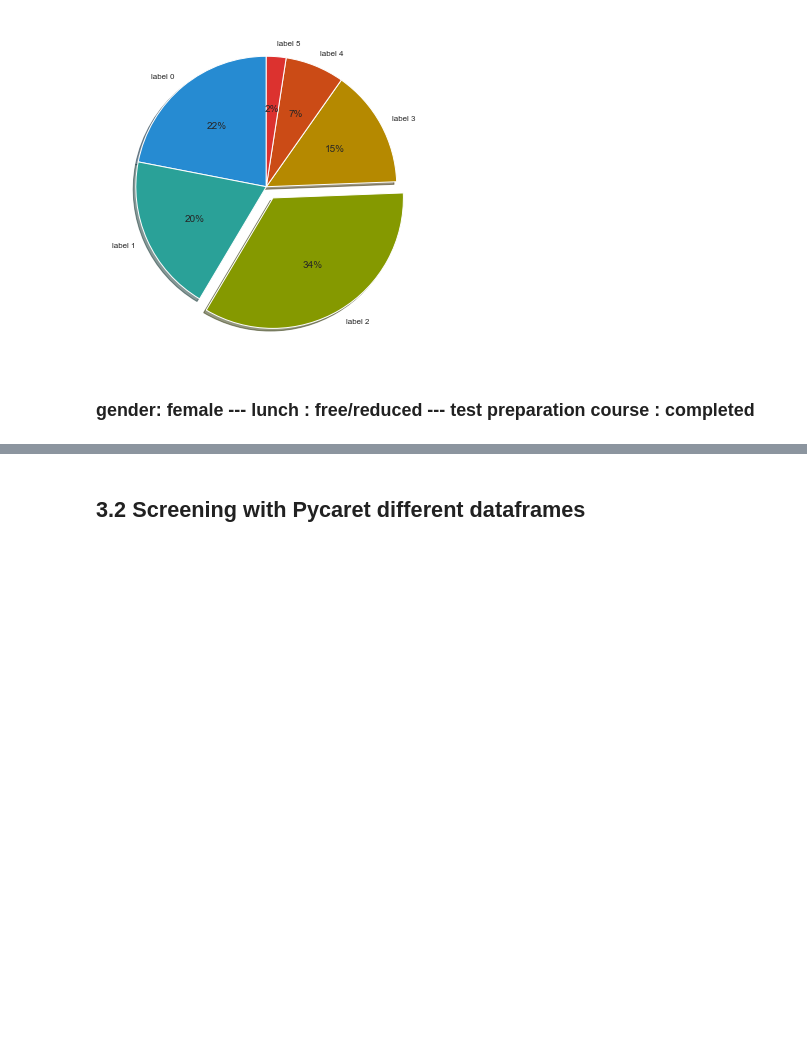
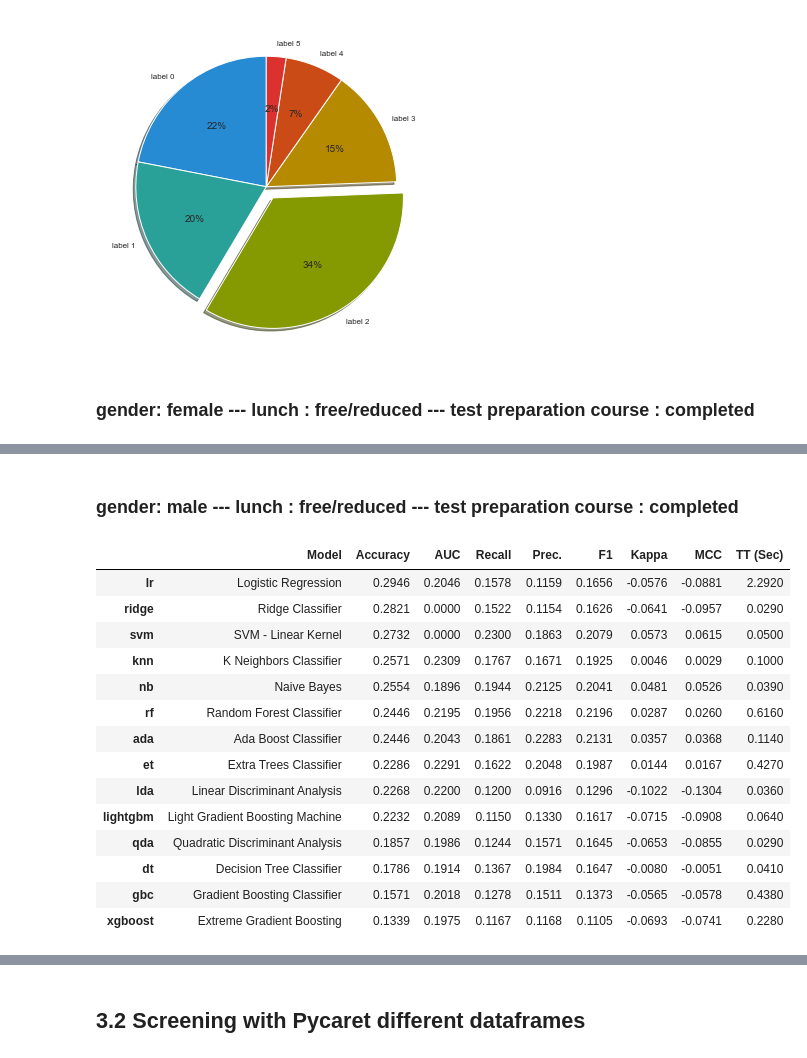
Before and after one commit to MarkusHumetus/-Hackathon_Talent_Squad_III_DS, a Jupyter notebook: main_Notebook.ipynb, the cells around one changed output, grey strips where cells are left out. Drawn from its saved outputs; the diff is of its cells as text; code cells hidden in the pictures; blank space fills up the shorter version.

```diff
--- a/main_Notebook.ipynb
+++ b/main_Notebook.ipynb
@@ -970,3 +970,31 @@ best_model_female_fr_compltd=compare_models()
 [interactive output not drawn]
 # %%
 plt.pie(data=dict_df['female']['free/reduced']['completed'].groupby('parental level of education').count(), x= 'writing score', labels = labels, explode=(0,0,0.1,0,0,0),  autopct='%.0f%%', shadow=True, startangle=90)
+# %% [markdown]
+### gender: male --- lunch : free/reduced --- test preparation course : completed
+# %%
+setup(dict_df['male']['free/reduced']['none'],
+                    target='parental level of education',
+                    session_id=42,
+                    normalize = True,
+                    fold_strategy = 'stratifiedkfold',
+                    verbose =False ,
+                    silent = True
+                )
+best_model_male_fr_none=compare_models()
+# %% [output]
+|  | Model | Accuracy | AUC | Recall | Prec. | F1 | Kappa | MCC | TT (Sec) |
+| lr | Logistic Regression | 0.2946 | 0.2046 | 0.1578 | 0.1159 | 0.1656 | -0.0576 | -0.0881 | 2.2920 |
+| ridge | Ridge Classifier | 0.2821 | 0.0000 | 0.1522 | 0.1154 | 0.1626 | -0.0641 | -0.0957 | 0.0290 |
+| svm | SVM - Linear Kernel | 0.2732 | 0.0000 | 0.2300 | 0.1863 | 0.2079 | 0.0573 | 0.0615 | 0.0500 |
+| knn | K Neighbors Classifier | 0.2571 | 0.2309 | 0.1767 | 0.1671 | 0.1925 | 0.0046 | 0.0029 | 0.1000 |
+| nb | Naive Bayes | 0.2554 | 0.1896 | 0.1944 | 0.2125 | 0.2041 | 0.0481 | 0.0526 | 0.0390 |
+| rf | Random Forest Classifier | 0.2446 | 0.2195 | 0.1956 | 0.2218 | 0.2196 | 0.0287 | 0.0260 | 0.6160 |
+| ada | Ada Boost Classifier | 0.2446 | 0.2043 | 0.1861 | 0.2283 | 0.2131 | 0.0357 | 0.0368 | 0.1140 |
+| et | Extra Trees Classifier | 0.2286 | 0.2291 | 0.1622 | 0.2048 | 0.1987 | 0.0144 | 0.0167 | 0.4270 |
+| lda | Linear Discriminant Analysis | 0.2268 | 0.2200 | 0.1200 | 0.0916 | 0.1296 | -0.1022 | -0.1304 | 0.0360 |
+| lightgbm | Light Gradient Boosting Machine | 0.2232 | 0.2089 | 0.1150 | 0.1330 | 0.1617 | -0.0715 | -0.0908 | 0.0640 |
+| qda | Quadratic Discriminant Analysis | 0.1857 | 0.1986 | 0.1244 | 0.1571 | 0.1645 | -0.0653 | -0.0855 | 0.0290 |
+| dt | Decision Tree Classifier | 0.1786 | 0.1914 | 0.1367 | 0.1984 | 0.1647 | -0.0080 | -0.0051 | 0.0410 |
+| gbc | Gradient Boosting Classifier | 0.1571 | 0.2018 | 0.1278 | 0.1511 | 0.1373 | -0.0565 | -0.0578 | 0.4380 |
+| xgboost | Extreme Gradient Boosting | 0.1339 | 0.1975 | 0.1167 | 0.1168 | 0.1105 | -0.0693 | -0.0741 | 0.2280 |
```
Also changed, not shown: parts of 2 cells of this notebook.
